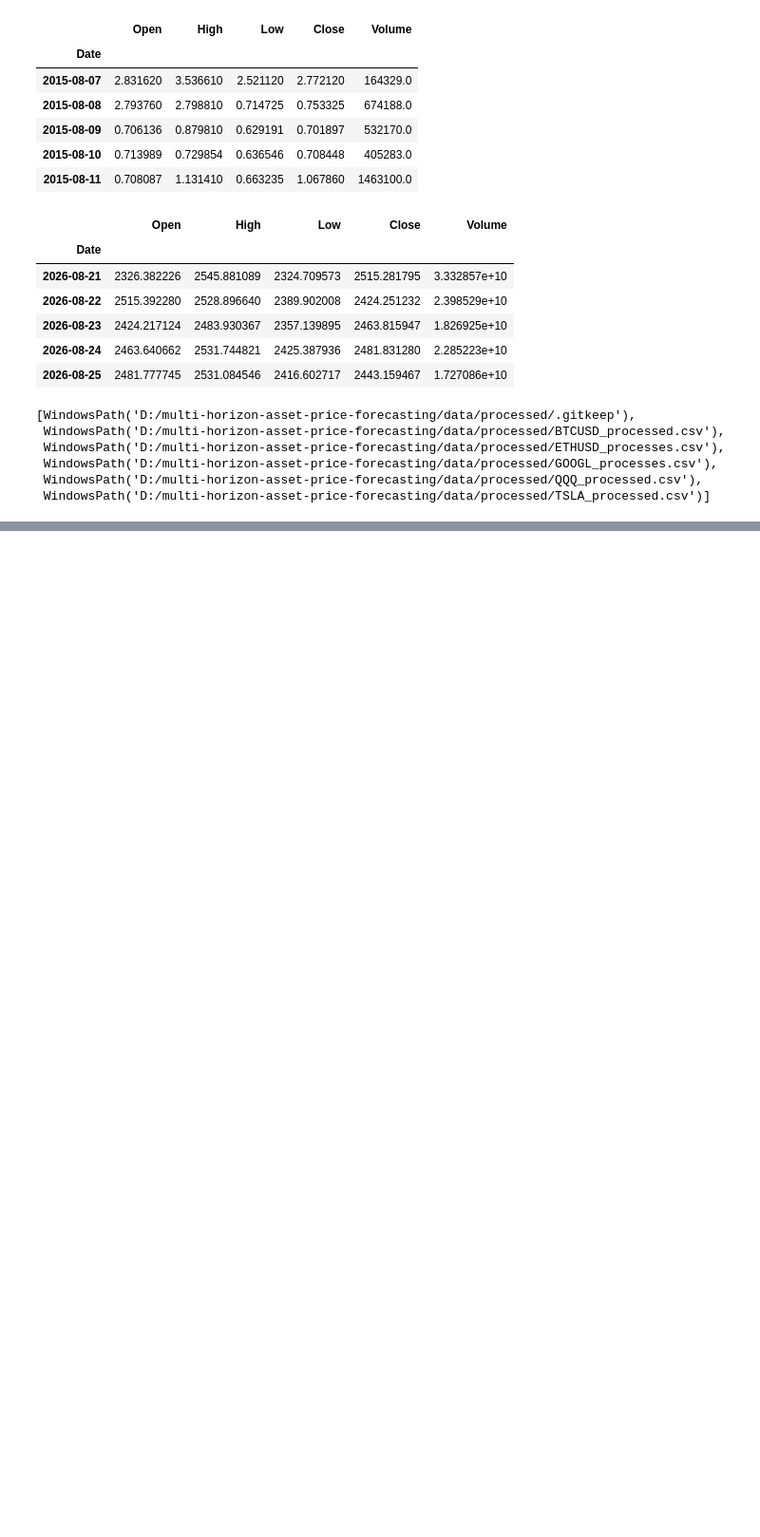
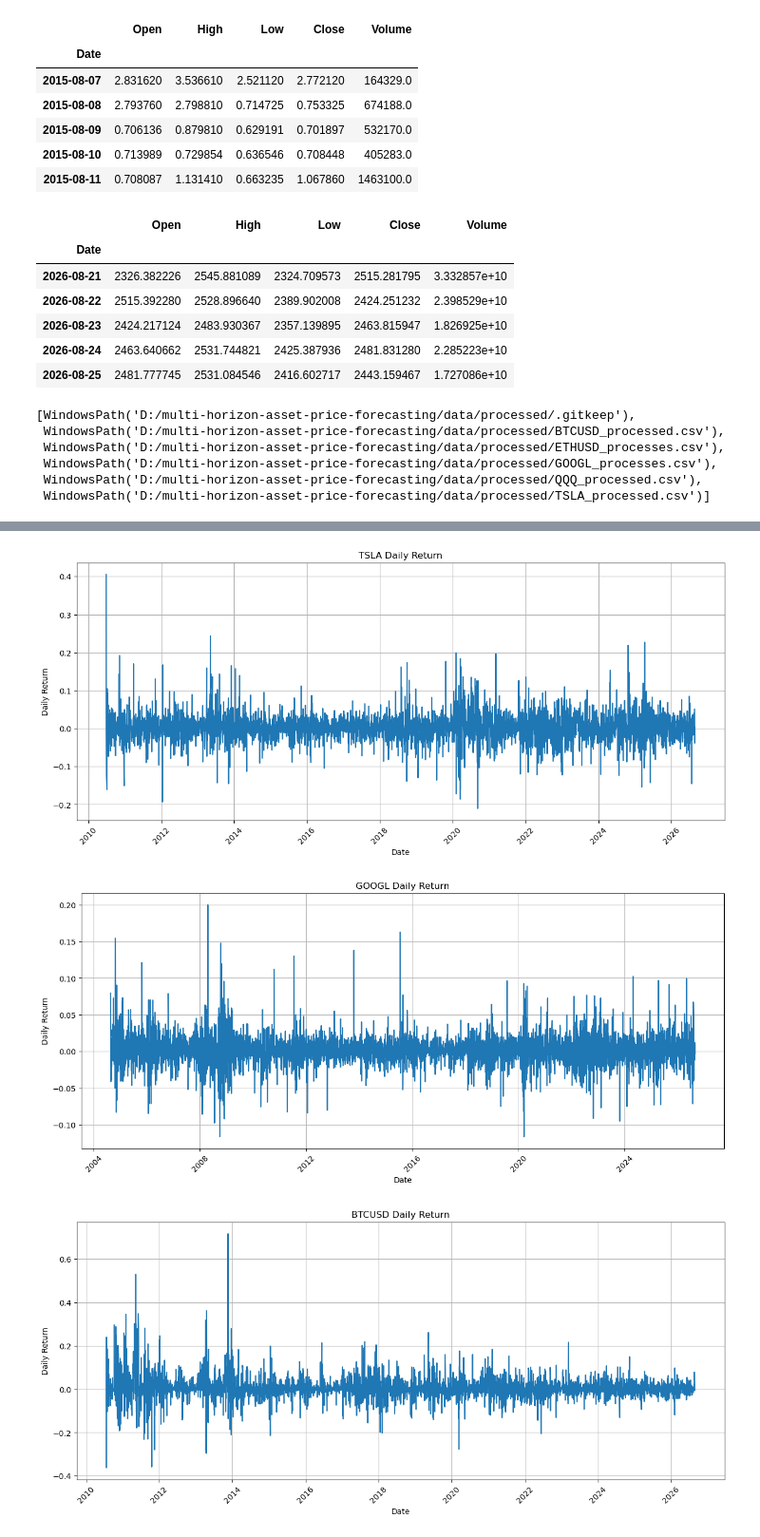
Before and after one commit to andywangprojects/multi-horizon-asset-price-forecasting, a Jupyter notebook: notebooks/multi-horizon-asset-price-forecasting.ipynb, the cells around one changed output, grey strips where cells are left out. Shown at 95% size. Cells and saved outputs as stored; diff of their text form; code cells hidden in the pictures; blank space fills up the shorter version.

```diff
--- a/notebooks/multi-horizon-asset-price-forecasting.ipynb
+++ b/notebooks/multi-horizon-asset-price-forecasting.ipynb
@@ -367,0 +418,3 @@ list(DATA_PROCESSED.iterdir())
+# %%
+for name,df in assets.items():
+    df['Daily Return']=df['Close'].pct_change()
@@ -367,0 +423,30 @@ list(DATA_PROCESSED.iterdir())
+# %%
+import matplotlib.dates as mdates
+
+for name, df in assets.items():
+    plt.figure(figsize=(15, 6))
+
+    plt.plot(df['Date'], df['Daily_Return'])
+
+    plt.title(f'{name} Daily Return')
+    plt.xlabel('Date')
+    plt.ylabel('Daily Return')
+
+    plt.grid(True)
+
+
+    plt.xticks(rotation=45)
+
+    plt.savefig(
+        FIGURES / f'{name}_daily_return.png',
+        dpi=300,
+        bbox_inches='tight'
+    )
+
+
+
+    plt.show()
+# %% [output]
+[figure, added]
+[figure, added]
+[figure, added]
```
Also changed, not shown: parts of 19 cells of this notebook, 25 other files.
